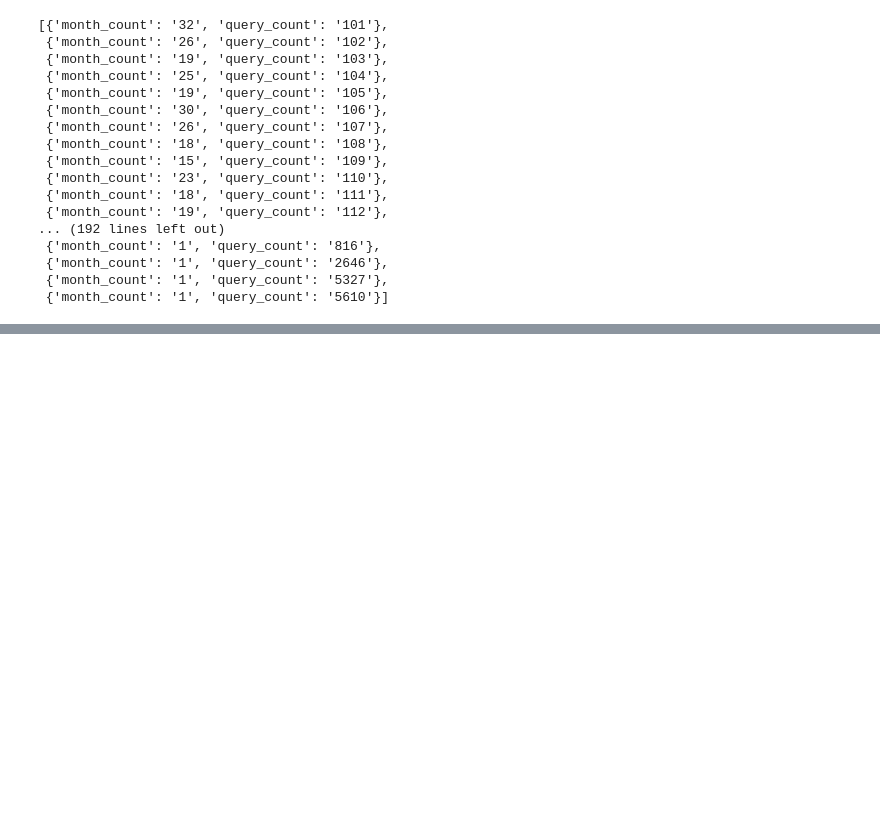
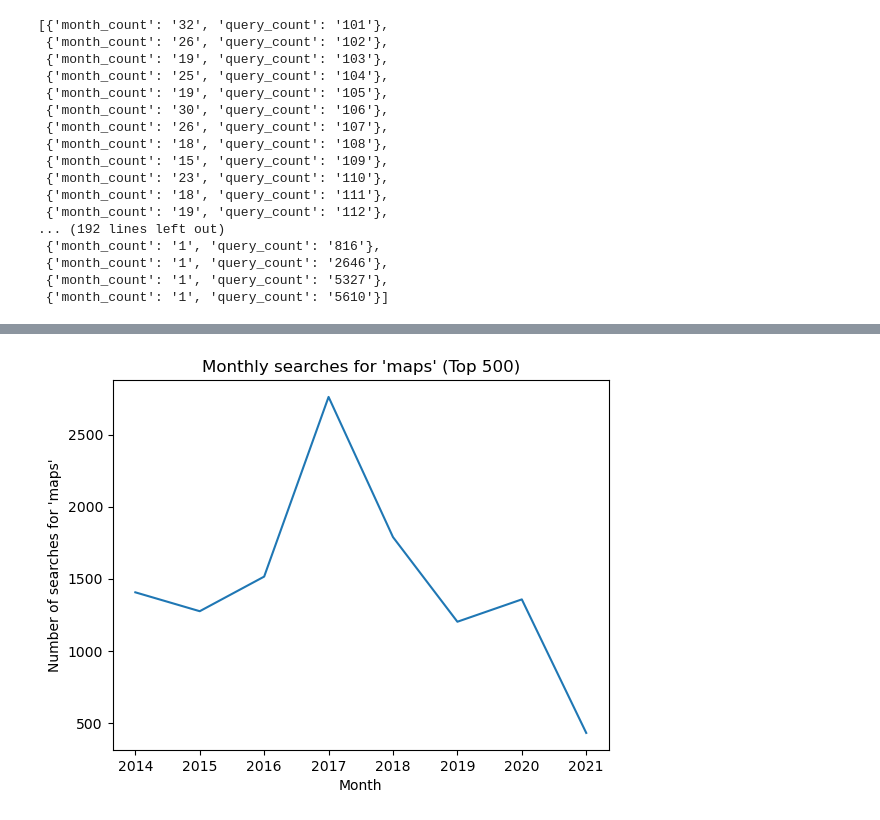
Before and after one commit to Erica-Ranck/socrata_api-Erica-Exotica, a Jupyter notebook: notebook/socrata.ipynb, the cells around one changed output, grey strips where cells are left out. Cells and saved outputs as stored; diff of their text form; code cells hidden in the pictures; blank space fills up the shorter version.

```diff
--- a/notebook/socrata.ipynb
+++ b/notebook/socrata.ipynb
@@ -139,0 +147,4 @@ var2
+# %%
+query3 = endpoint + "?" + "$query=SELECT year, SUM(query_count) WHERE query_text LIKE 'maps' GROUP BY year"
+var3 = requests.get(query3).json()
+var3
@@ -139,0 +160,3 @@ var2
+# %%
+df3 = pd.DataFrame(var3)
+df3
@@ -139,0 +177,3 @@ var2
+# %%
+df3['SUM_query_count'] = df3['SUM_query_count'].astype(int)
+df3
@@ -139,0 +190,11 @@ var2
+# %%
+years = df3['year']
+counts = df3['SUM_query_count']
+
+plt.plot(years, counts)
+plt.xlabel("Month")
+plt.ylabel("Number of searches for 'maps'")
+plt.title("Monthly searches for 'maps' (Top 500)")
+plt.show()
+# %% [output]
+[figure, added]
```
Also changed, not shown: parts of 14 cells of this notebook.
